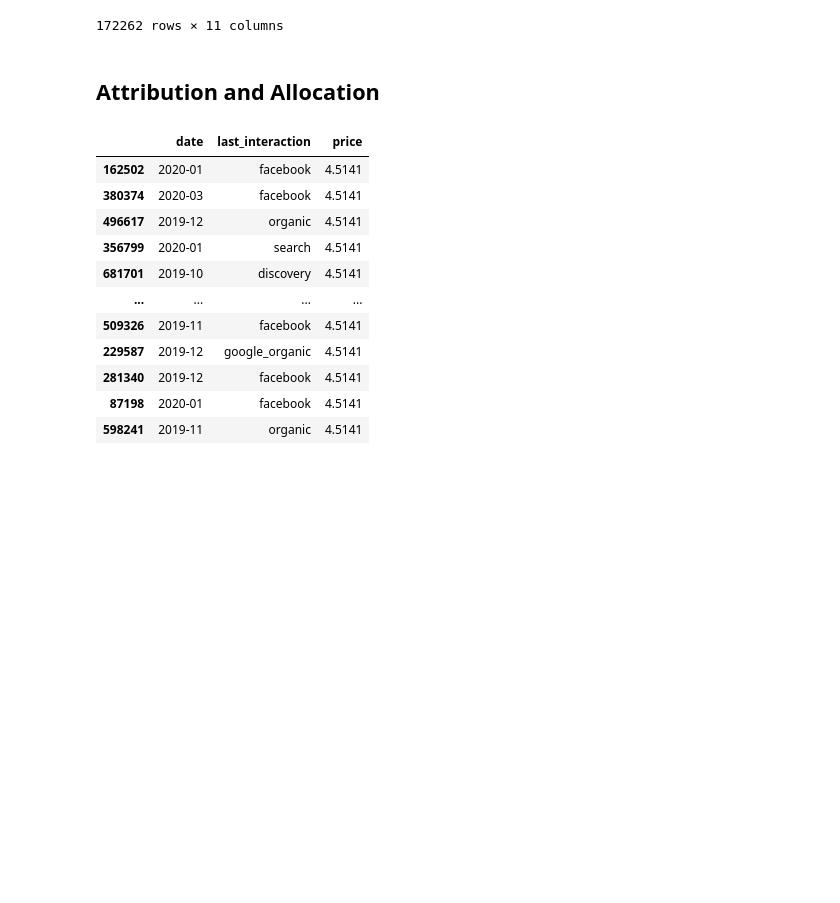
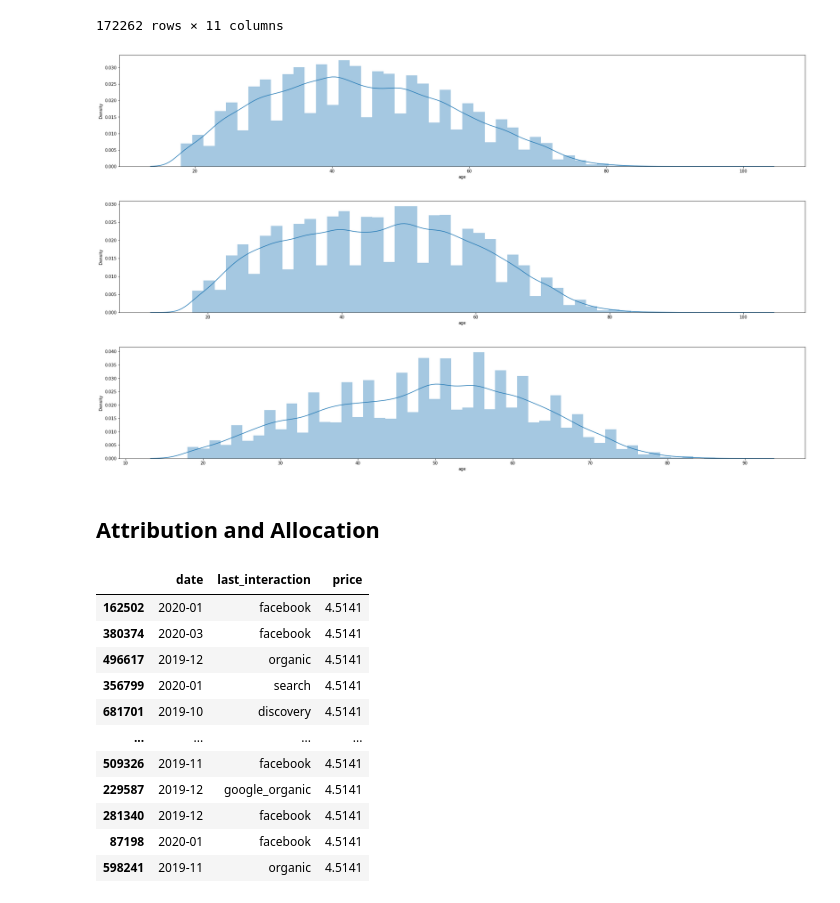
Before and after one commit to yuxouyan/MarketingAnalytics, a Jupyter notebook: Marketing Analysis Final Project - Abigail Ouyang.ipynb, the cells around one changed output. Drawn from its saved outputs; the diff is of its cells as text; code cells hidden in the pictures; blank space fills up the shorter version.

```diff
--- a/Marketing Analysis Final Project - Abigail Ouyang.ipynb
+++ b/Marketing Analysis Final Project - Abigail Ouyang.ipynb
@@ -538,6 +543,25 @@ subs_seg
 172262 rows × 11 columns
 # %%
 subs_seg.to_csv("subscribers_subset_clustered.csv",index=False)
+# %%
+plt.figure(figsize=(30,5))
+#plt.subplot(1,5,1)
+sns.distplot(subs_seg[subs_seg['cluster']==0]['age'])
+#plt.show()
+
+plt.figure(figsize=(30,5))
+#plt.subplot(1,5,2)
+sns.distplot(subs_seg[subs_seg['cluster']==1]['age'])
+#plt.show()
+
+plt.figure(figsize=(30,5))
+#plt.subplot(1,5,3)
+sns.distplot(subs_seg[subs_seg['cluster']==2]['age'])
+plt.show()
+# %% [output]
+[figure, added]
+[figure, added]
+[figure, added]
 # %% [markdown]
 ## Attribution and Allocation
 # %%
```
Also changed, not shown: parts of 55 cells of this notebook.
